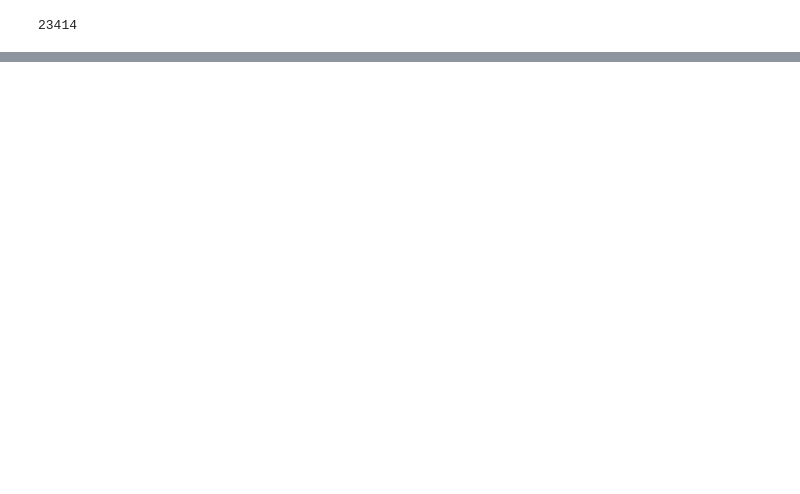
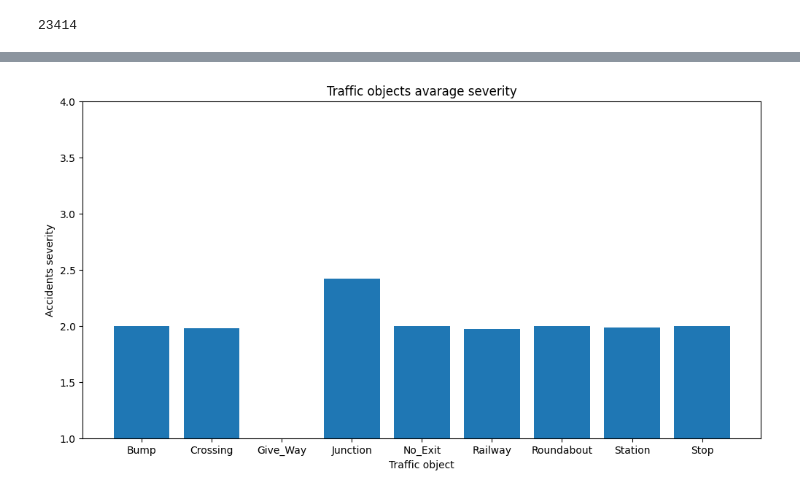
Before and after one commit to KaarenTenson/AccidentModel, a Jupyter notebook: DataUnderstanding.ipynb, the cells around one changed output, grey strips where cells are left out. Drawn from its saved outputs; the diff is of its cells as text; code cells hidden in the pictures; blank space fills up the shorter version.

```diff
--- a/DataUnderstanding.ipynb
+++ b/DataUnderstanding.ipynb
@@ -152,0 +177,18 @@ ValueError: setting an array element with a sequence.
+# %%
+object_mean_severity = list(
+    map(lambda x: DaytonDf[DaytonDf[x] == True]["Severity"].mean(), traffic_object)
+)
+object_mean_severity = list(
+    map(lambda x: x if not math.isnan(x) else 0, object_mean_severity)
+)
+fig, ax = plt.subplots(figsize=(12, 6))
+
+bars = ax.bar(traffic_object, object_mean_severity)
+
+ax.set_ylabel("Accidents severity")
+ax.set_xlabel("Traffic object")
+ax.set_title("Traffic objects avarage severity")
+ax.set_ylim(1, 4)
+plt.show()
+# %% [output]
+[figure, added]
```
Also changed, not shown: parts of 26 cells of this notebook, 2 other files.
